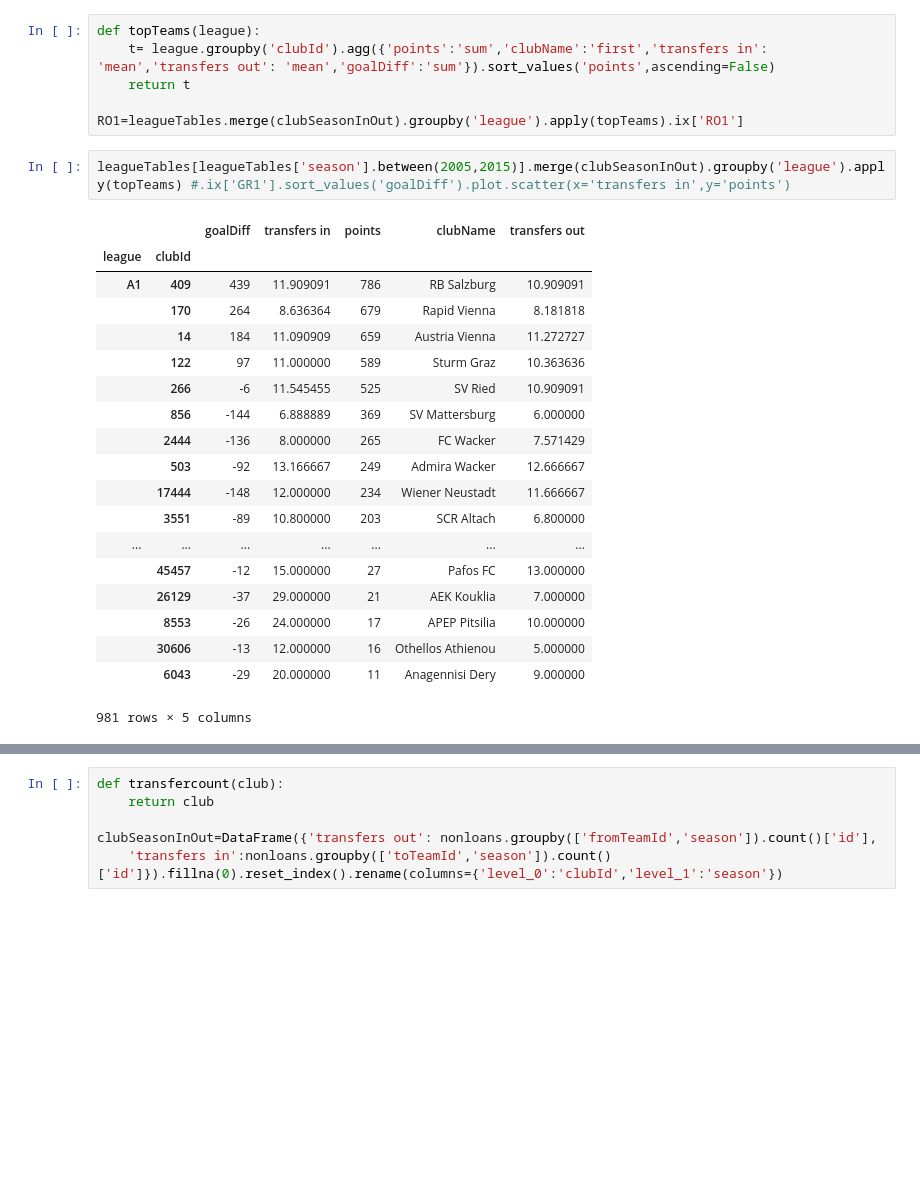
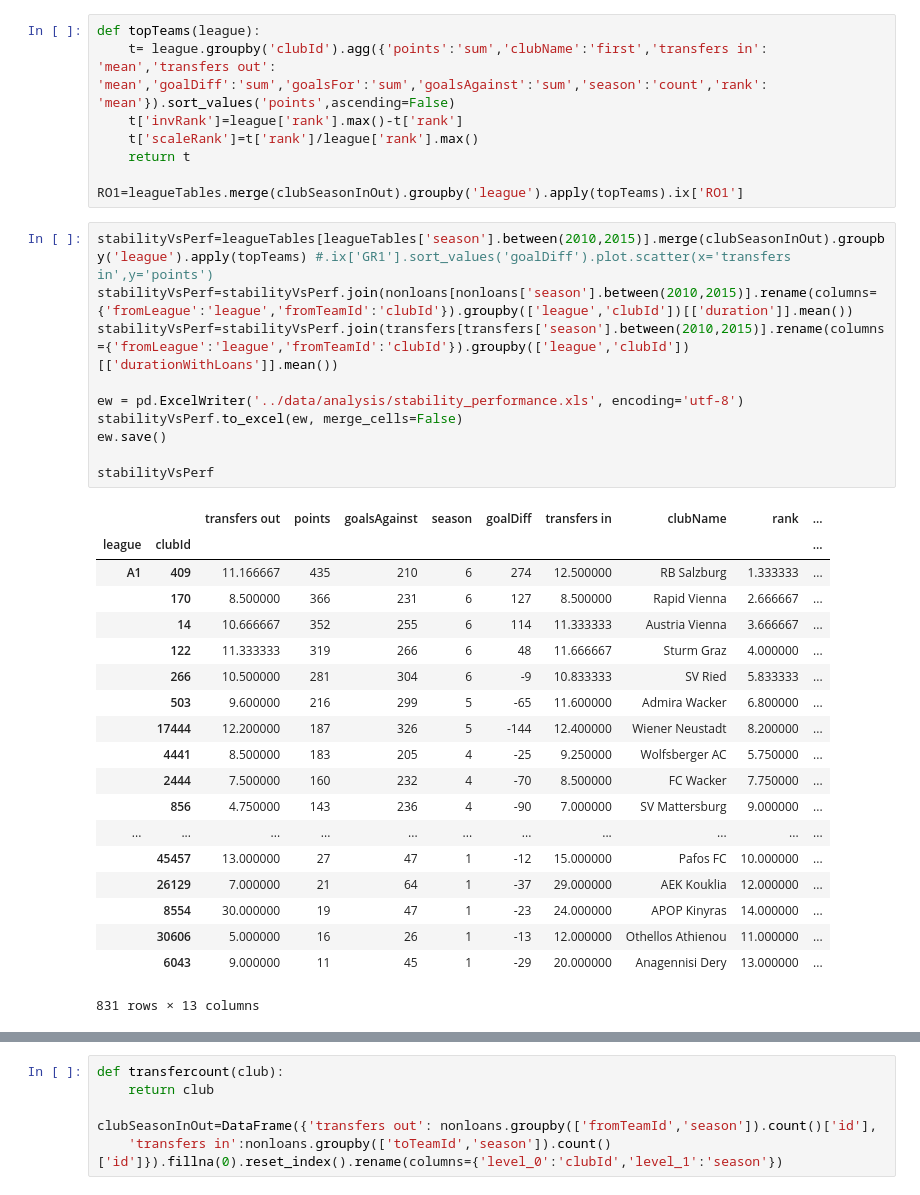
Before and after one commit to kebuhcah/soccer-history, a Jupyter notebook: notebooks/stability_performance.ipynb, the cells around one changed output, grey strips where cells are left out. Cells and saved outputs as stored; diff of their text form; blank space fills up the shorter version.

```diff
--- a/notebooks/stability_performance.ipynb
+++ b/notebooks/stability_performance.ipynb
@@ -1,28 +1,38 @@
 # %%
 def topTeams(league):
-    t= league.groupby('clubId').agg({'points':'sum','clubName':'first','transfers in': 'mean','transfers out': 'mean','goalDiff':'sum'}).sort_values('points',ascending=False)
+    t= league.groupby('clubId').agg({'points':'sum','clubName':'first','transfers in': 'mean','transfers out': 'mean','goalDiff':'sum','goalsFor':'sum','goalsAgainst':'sum','season':'count','rank': 'mean'}).sort_values('points',ascending=False)
+    t['invRank']=league['rank'].max()-t['rank']
+    t['scaleRank']=t['rank']/league['rank'].max()
     return t
 
 RO1=leagueTables.merge(clubSeasonInOut).groupby('league').apply(topTeams).ix['RO1']
-# %%
-leagueTables[leagueTables['season'].between(2005,2015)].merge(clubSeasonInOut).groupby('league').apply(topTeams) #.ix['GR1'].sort_values('goalDiff').plot.scatter(x='transfers in',y='points')
-# %% [output]
-|  |  | goalDiff | transfers in | points | clubName | transfers out |
-| league | clubId |  |  |  |  |  |
-| A1 | 409 | 439 | 11.909091 | 786 | RB Salzburg | 10.909091 |
-|  | 170 | 264 | 8.636364 | 679 | Rapid Vienna | 8.181818 |
-|  | 14 | 184 | 11.090909 | 659 | Austria Vienna | 11.272727 |
-|  | 122 | 97 | 11.000000 | 589 | Sturm Graz | 10.363636 |
-|  | 266 | -6 | 11.545455 | 525 | SV Ried | 10.909091 |
-|  | 856 | -144 | 6.888889 | 369 | SV Mattersburg | 6.000000 |
-|  | 2444 | -136 | 8.000000 | 265 | FC Wacker | 7.571429 |
-|  | 503 | -92 | 13.166667 | 249 | Admira Wacker | 12.666667 |
-|  | 17444 | -148 | 12.000000 | 234 | Wiener Neustadt | 11.666667 |
-|  | 3551 | -89 | 10.800000 | 203 | SCR Altach | 6.800000 |
-| ... | ... | ... | ... | ... | ... | ... |
-|  | 45457 | -12 | 15.000000 | 27 | Pafos FC | 13.000000 |
-|  | 26129 | -37 | 29.000000 | 21 | AEK Kouklia | 7.000000 |
-|  | 8553 | -26 | 24.000000 | 17 | APEP Pitsilia | 10.000000 |
-|  | 30606 | -13 | 12.000000 | 16 | Othellos Athienou | 5.000000 |
-|  | 6043 | -29 | 20.000000 | 11 | Anagennisi Dery | 9.000000 |
-981 rows × 5 columns
+# %%
+stabilityVsPerf=leagueTables[leagueTables['season'].between(2010,2015)].merge(clubSeasonInOut).groupby('league').apply(topTeams) #.ix['GR1'].sort_values('goalDiff').plot.scatter(x='transfers in',y='points')
+stabilityVsPerf=stabilityVsPerf.join(nonloans[nonloans['season'].between(2010,2015)].rename(columns={'fromLeague':'league','fromTeamId':'clubId'}).groupby(['league','clubId'])[['duration']].mean())
+stabilityVsPerf=stabilityVsPerf.join(transfers[transfers['season'].between(2010,2015)].rename(columns={'fromLeague':'league','fromTeamId':'clubId'}).groupby(['league','clubId'])[['durationWithLoans']].mean())
+
+ew = pd.ExcelWriter('../data/analysis/stability_performance.xls', encoding='utf-8')
+stabilityVsPerf.to_excel(ew, merge_cells=False)
+ew.save()
+
+stabilityVsPerf
+# %% [output]
+|  |  | transfers out | points | goalsAgainst | season | goalDiff | transfers in | clubName | rank | ... |
+| league | clubId |  |  |  |  |  |  |  |  | ... |
+| A1 | 409 | 11.166667 | 435 | 210 | 6 | 274 | 12.500000 | RB Salzburg | 1.333333 | ... |
+|  | 170 | 8.500000 | 366 | 231 | 6 | 127 | 8.500000 | Rapid Vienna | 2.666667 | ... |
+|  | 14 | 10.666667 | 352 | 255 | 6 | 114 | 11.333333 | Austria Vienna | 3.666667 | ... |
+|  | 122 | 11.333333 | 319 | 266 | 6 | 48 | 11.666667 | Sturm Graz | 4.000000 | ... |
+|  | 266 | 10.500000 | 281 | 304 | 6 | -9 | 10.833333 | SV Ried | 5.833333 | ... |
+|  | 503 | 9.600000 | 216 | 299 | 5 | -65 | 11.600000 | Admira Wacker | 6.800000 | ... |
+|  | 17444 | 12.200000 | 187 | 326 | 5 | -144 | 12.400000 | Wiener Neustadt | 8.200000 | ... |
+|  | 4441 | 8.500000 | 183 | 205 | 4 | -25 | 9.250000 | Wolfsberger AC | 5.750000 | ... |
+|  | 2444 | 7.500000 | 160 | 232 | 4 | -70 | 8.500000 | FC Wacker | 7.750000 | ... |
+|  | 856 | 4.750000 | 143 | 236 | 4 | -90 | 7.000000 | SV Mattersburg | 9.000000 | ... |
+| ... | ... | ... | ... | ... | ... | ... | ... | ... | ... | ... |
+|  | 45457 | 13.000000 | 27 | 47 | 1 | -12 | 15.000000 | Pafos FC | 10.000000 | ... |
+|  | 26129 | 7.000000 | 21 | 64 | 1 | -37 | 29.000000 | AEK Kouklia | 12.000000 | ... |
+|  | 8554 | 30.000000 | 19 | 47 | 1 | -23 | 24.000000 | APOP Kinyras | 14.000000 | ... |
+|  | 30606 | 5.000000 | 16 | 26 | 1 | -13 | 12.000000 | Othellos Athienou | 11.000000 | ... |
+|  | 6043 | 9.000000 | 11 | 45 | 1 | -29 | 20.000000 | Anagennisi Dery | 13.000000 | ... |
+831 rows × 13 columns
```
Also changed, not shown: parts of 2 cells of this notebook, 3 other files.
